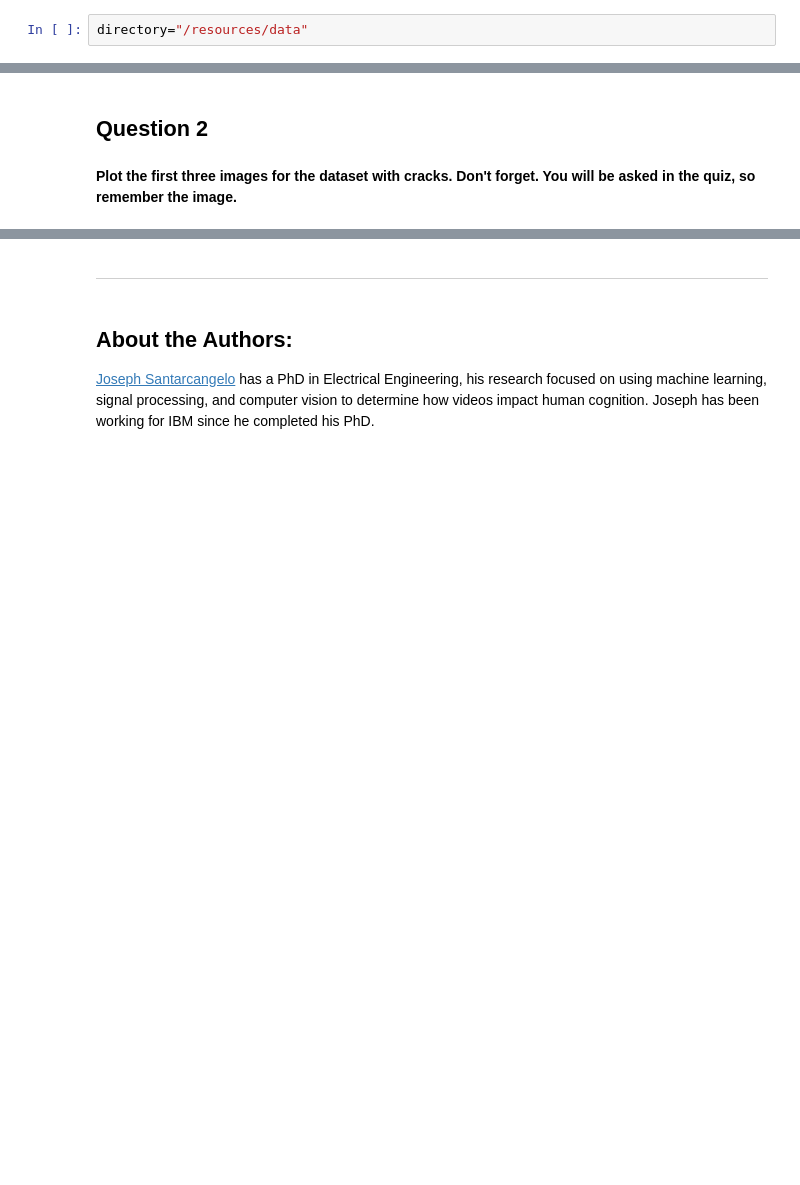
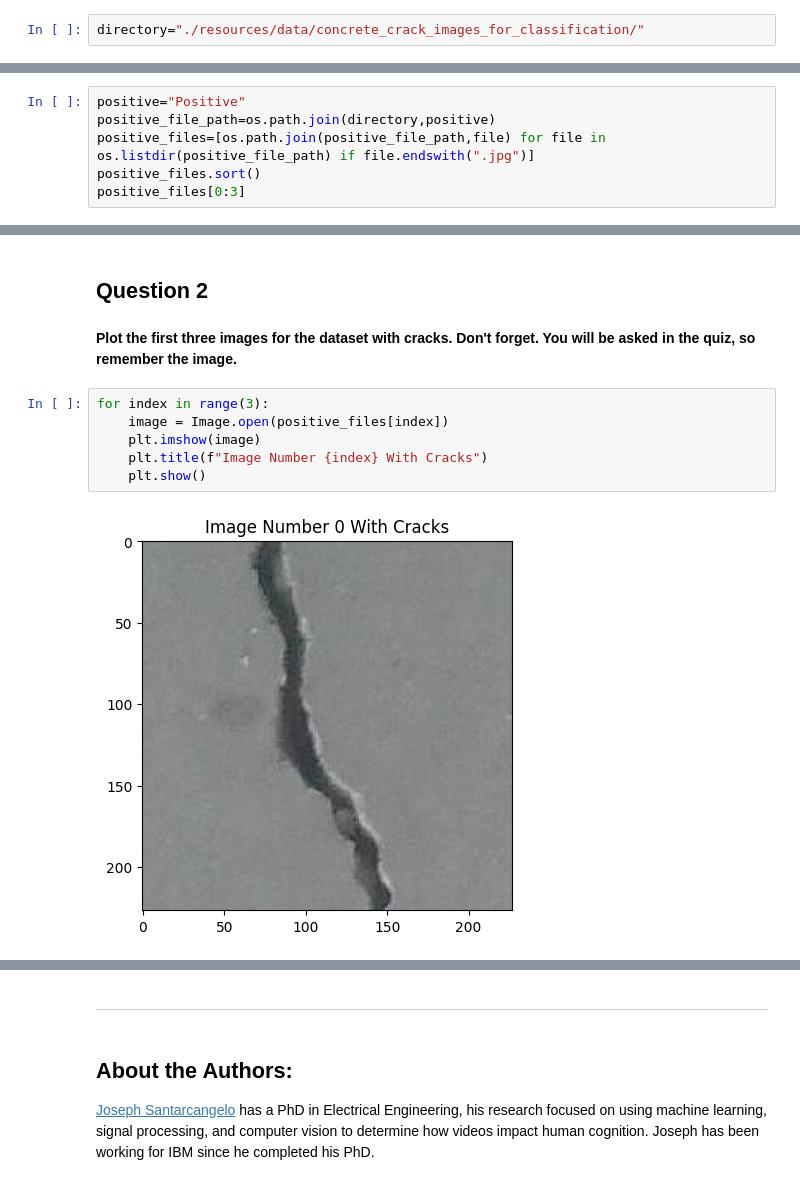
Before and after one commit to jrosilam/IBM-AI-Engineering, a Jupyter notebook: capstoneAI_py/1.0_load_and_display_data.ipynb, the cells around one changed output, grey strips where cells are left out. Saved outputs shown, nothing was run; the diff lists cells and outputs as text; blank space fills up the shorter version.

```diff
--- a/capstoneAI_py/1.0_load_and_display_data.ipynb
+++ b/capstoneAI_py/1.0_load_and_display_data.ipynb
@@ -60,7 +60,7 @@ In this section we are going to get a list of the negative image files, then plo
 # %% [markdown]
 The path to all the images are stored in the variable  <code>directory</code>.
 # %%
-directory="/resources/data"
+directory="./resources/data/concrete_crack_images_for_classification/"
 # %% [markdown]
 The images with out the cracks are stored in the file <b>Negative</b>
 # %%
@@ -99,0 +113,6 @@ positive="Positive"
+# %%
+positive="Positive"
+positive_file_path=os.path.join(directory,positive)
+positive_files=[os.path.join(positive_file_path,file) for file in  os.listdir(positive_file_path) if file.endswith(".jpg")]
+positive_files.sort()
+positive_files[0:3]
@@ -123,3 +149,11 @@ plt.show()
 <h2 id="Question_2">Question 2</h2>
 # %% [markdown]
 <b>Plot the first three images for the dataset with cracks. Don't forget. You will be asked in the quiz, so remember the image. </b>
+# %%
+for index in range(3):
+    image = Image.open(positive_files[index])
+    plt.imshow(image)
+    plt.title(f"Image Number {index} With Cracks")
+    plt.show()
+# %% [output]
+[figure, added]
```
Also changed, not shown: parts of 13 cells of this notebook.
